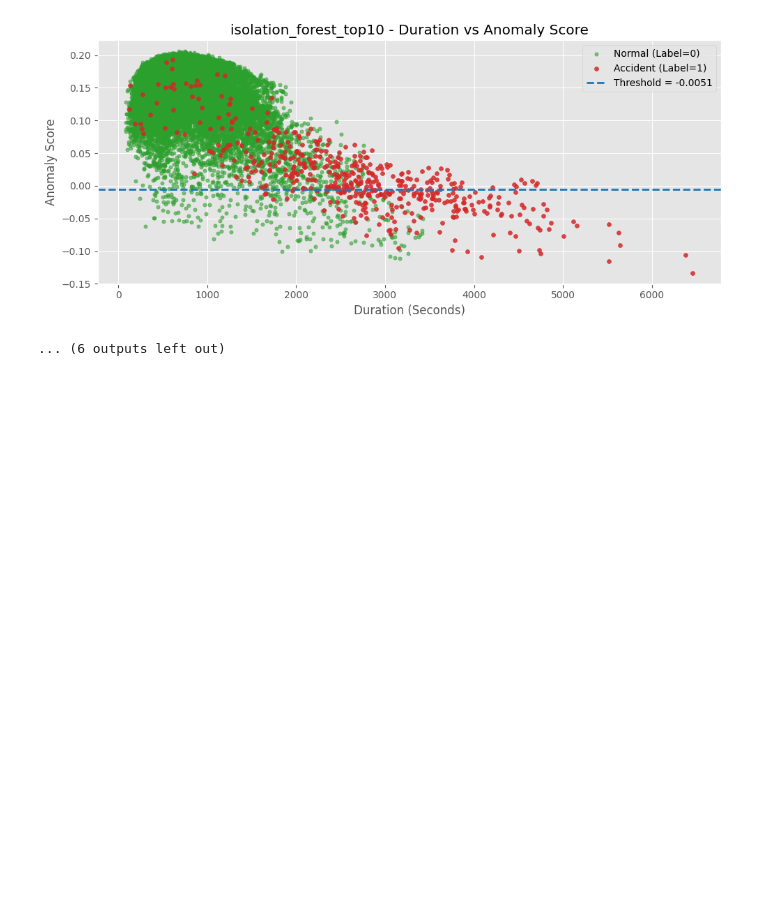
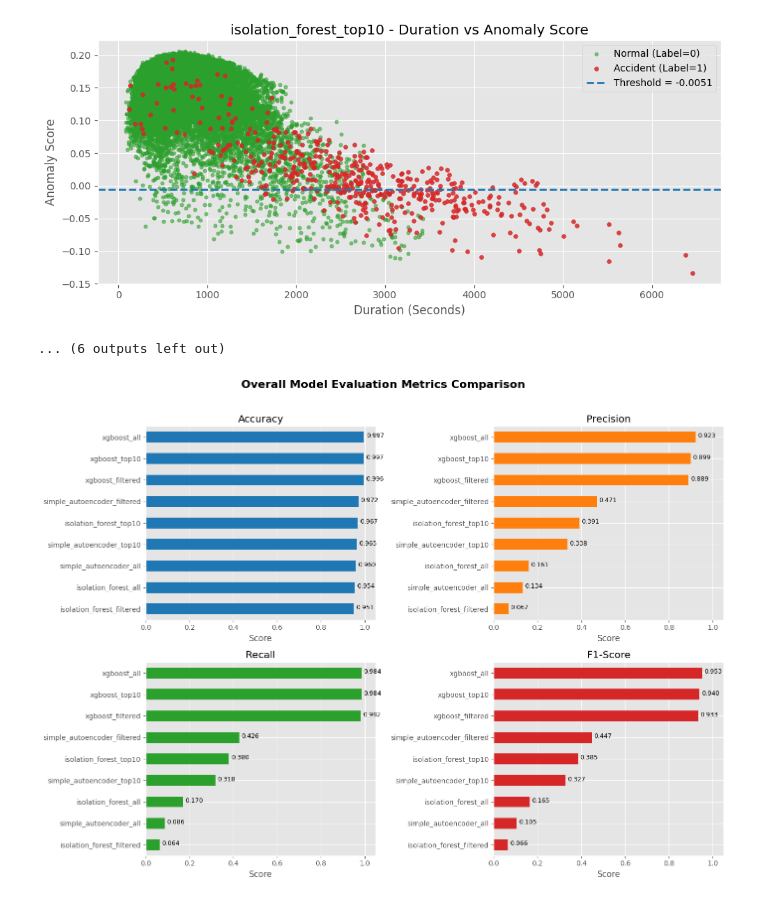
Before and after one commit to Georgehyuvuhjb/FYP_AIoT_system, a Jupyter notebook: Backend/Notebooks/duration_score_visualization.ipynb, the cells around one changed output. Saved outputs shown, nothing was run; the diff lists cells and outputs as text; code cells hidden in the pictures; blank space fills up the shorter version.

```diff
--- a/Backend/Notebooks/duration_score_visualization.ipynb
+++ b/Backend/Notebooks/duration_score_visualization.ipynb
@@ -195,8 +202,11 @@ for model_base in base_models:
 
 print(f"Preparing to evaluate the following models: {models_to_evaluate}")
 
+evaluation_results = []
 for m in models_to_evaluate:
-    evaluate_and_visualize_model(m, config, df)
+    res = evaluate_and_visualize_model(m, config, df)
+    if res is not None:
+        evaluation_results.append(res)
 # %% [output]
 Preparing to evaluate the following models: ['xgboost_all', 'xgboost_filtered', 'xgboost_top10', 'isolation_forest_all', 'isolation_forest_filtered', 'isolation_forest_top10', 'simple_autoencoder_all' ...
 
@@ -307,3 +317,41 @@ False Negatives (Accident, missed alert): ❌   310  | True Positives  (Accident
 --------------------------------------------------------------------------------
 [figure]
 ... (6 outputs left out)
+# %%
+# =====================================================================
+# OVERALL METRICS COMPARISON
+# =====================================================================
+if evaluation_results:
+    results_df = pd.DataFrame(evaluation_results)
+    results_df.set_index('Model', inplace=True)
+
+    # Let's plot 4 subplots for the 4 metrics
+    metrics = ['Accuracy', 'Precision', 'Recall', 'F1-Score']
+    colors = ['#1f77b4', '#ff7f0e', '#2ca02c', '#d62728']
+
+    fig, axes = plt.subplots(nrows=2, ncols=2, figsize=(14, 10))
+    fig.suptitle('Overall Model Evaluation Metrics Comparison', fontsize=16, fontweight='bold', y=1.02)
+
+    for i, metric in enumerate(metrics):
+        ax = axes[i//2, i%2]
+        # Sort values for a nicer presentation
+        sorted_df = results_df[[metric]].sort_values(by=metric, ascending=True)
+        sorted_df.plot(kind='barh', ax=ax, color=colors[i], legend=False)
+
+        ax.set_title(metric)
+        ax.set_xlabel('Score')
+        ax.set_ylabel('') # Avoid cluttering
+        ax.set_xlim(0, 1.05)
+
+        # Add text labels on the bars
+        for p in ax.patches:
+            width = p.get_width()
+            ax.text(width + 0.01, p.get_y() + p.get_height()/2. + 0.05,
+                    f'{width:.3f}', ha='left', va='center', fontsize=9)
+
+    plt.tight_layout()
+    plt.show()
+else:
+    print("No evaluation results were collected. Check the models.")
+# %% [output]
+[figure, added]
```
Also changed, not shown: parts of 1 cell of this notebook.
